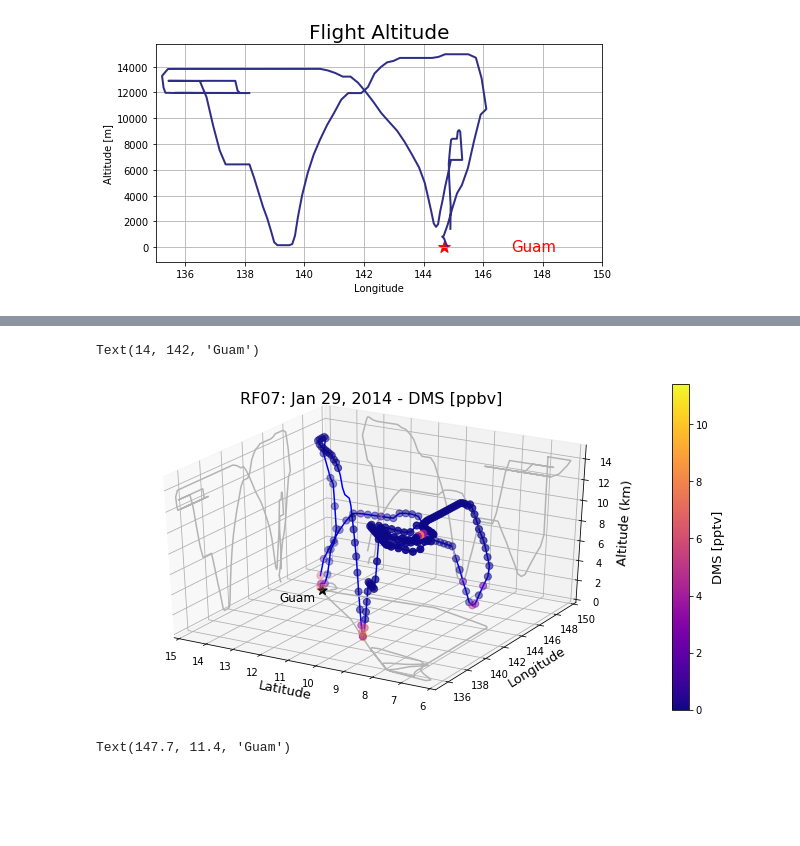
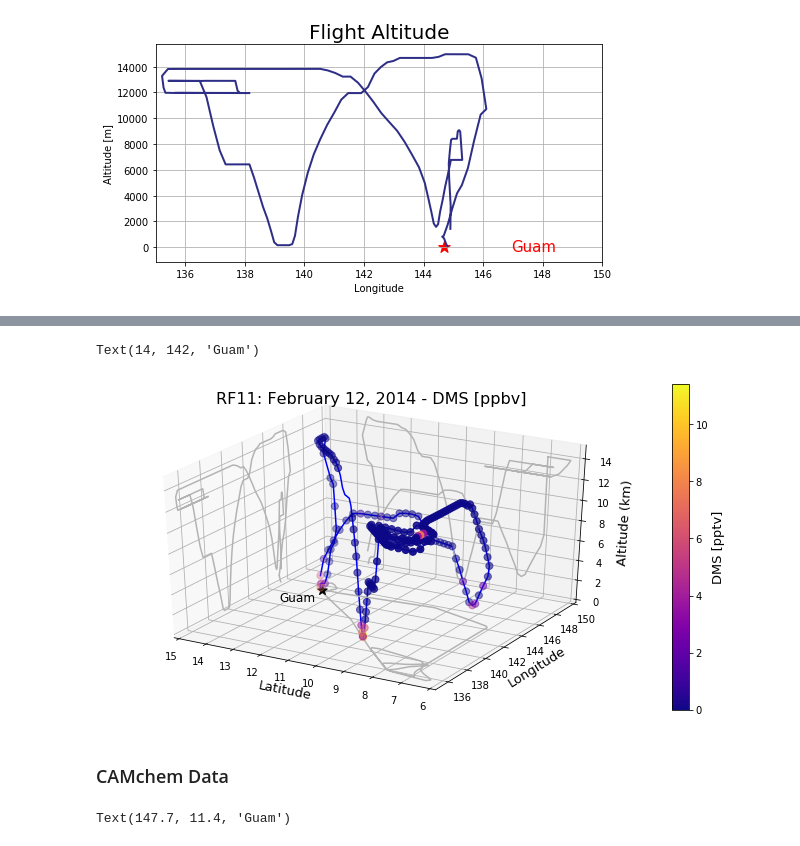
Before and after one commit to schelpon/final_project, a Jupyter notebook: final_project.ipynb, the cells around one changed output, grey strips where cells are left out. Drawn from its saved outputs; the diff is of its cells as text; code cells hidden in the pictures; blank space fills up the shorter version.

```diff
--- a/final_project.ipynb
+++ b/final_project.ipynb
@@ -229,32 +220,32 @@ maxx = toga.DMS.max()
 minn = toga.DMS.min()
 
 # plot
-ax.set_title('RF07: Jan 29, 2014 - DMS [ppbv]', fontsize = 16)
+ax.set_title('RF11: February 12, 2014 - DMS [ppbv]', fontsize = 16)
 a = ax.plot(toga.GGLAT, toga.GGLON, toga.GGALT/1000, c='b')
 a = ax.scatter3D(toga.GGLAT, toga.GGLON, toga.GGALT/1000, c=toga.DMS,
                  s = 50, cmap='plasma', vmin = 0, vmax = maxx)
 ax.set_xlabel('Latitude', fontsize = 13)
 ax.set_xlim([15,6])
 ax.set_ylabel('Longitude', fontsize = 13)
 ax.set_ylim([135, 150])
 ax.set_zlabel('Altitude (km)', fontsize = 13);
 ax.set_zlim([0, 15])
 
 # colorbar
 cbar = fig.colorbar(a)
 cbar.set_label('DMS [pptv]', fontsize = 13)
 
 # add gray lines
 flat1 = np.zeros_like(toga.GGALT/1000)
 ax.plot3D(toga.GGLAT, toga.GGLON, flat1, c=[0.7, 0.7, 0.7])
 flat2 = np.full_like(toga.GGLAT, 15)
 ax.plot3D(flat2, toga.GGLON, toga.GGALT/1000, c=[0.7, 0.7, 0.7])
 flat3 = np.full_like(toga.GGLON, 150)
 ax.plot(toga.GGLAT, flat3, toga.GGALT/1000, c=[0.7, 0.7, 0.7])
 
 # add guam pointer
 ax.scatter(13.4, 144.8, marker = '*', color = 'k', s = 100)
 ax.text(14, 142, 0, s='Guam', fontsize=12)
 # %% [output]
 Text(14, 142, 'Guam')
-[figure, old version]
+[figure, new version]
@@ -263,3 +252,5 @@ Text(14, 142, 'Guam')
+# %% [markdown]
+### CAMchem Data
 # %%
 # ------------------------------------------- figure 3 -------------------------------------------
 # plot camchem at surface level and at 11 km - CHBR3
```
Also changed, not shown: parts of 26 cells of this notebook.
